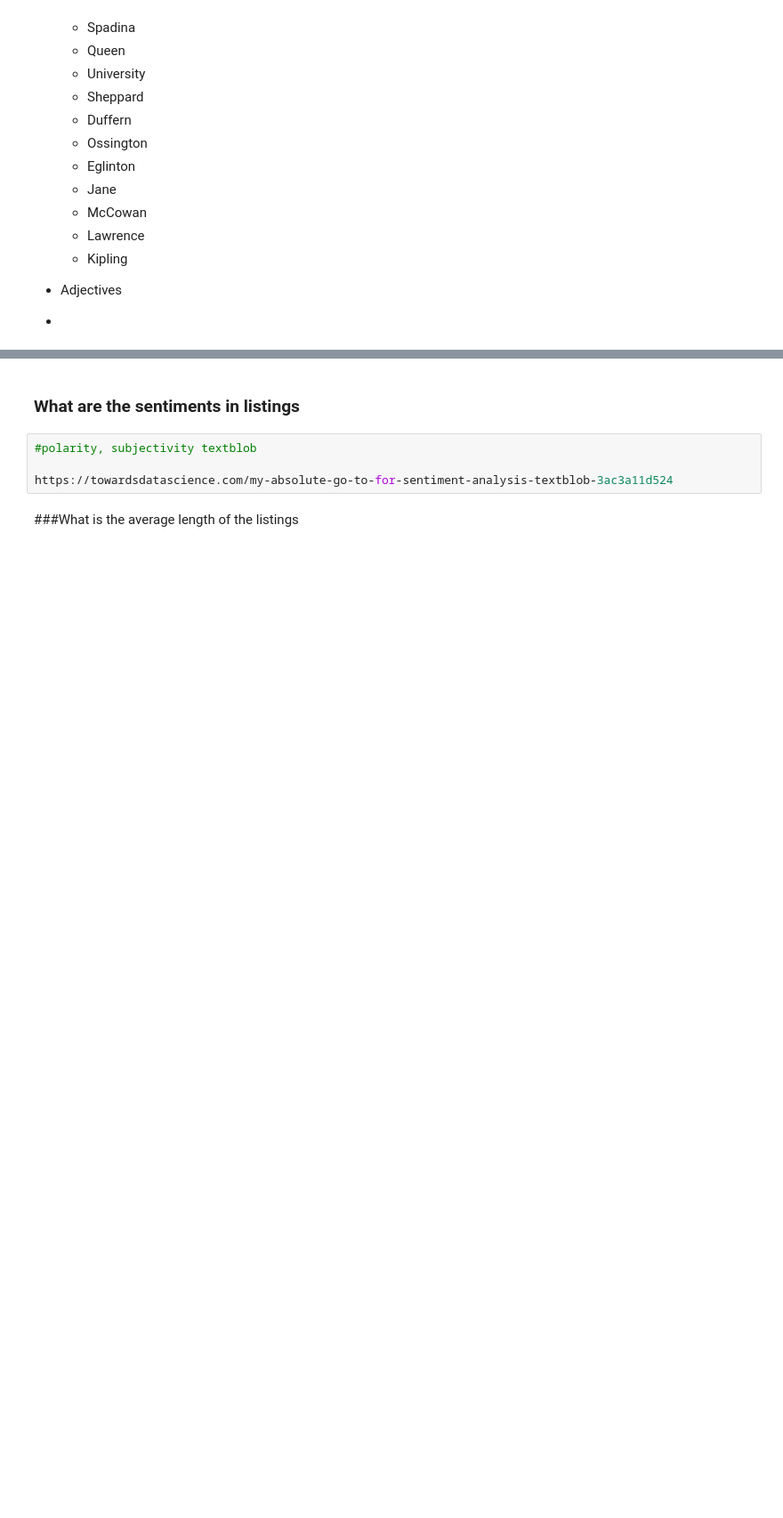
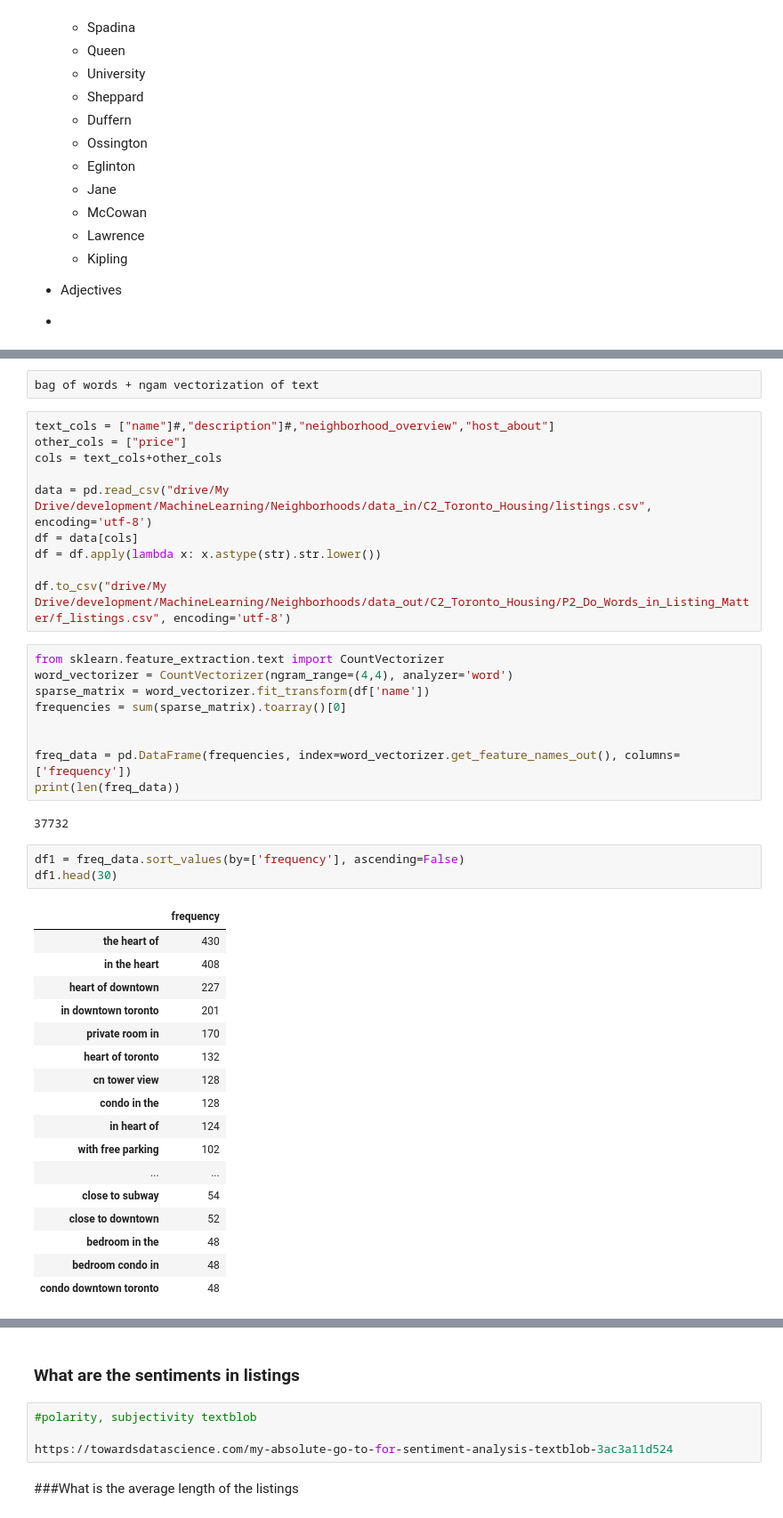
Before and after one commit to Simha-Kalimipalli/toronto-hoods-housing, a Jupyter notebook: C2_Toronto_Housing/P2_Do_Words_in_Listing_Matter.ipynb, the cells around one changed output, grey strips where cells are left out. Shown at 89% size. Drawn from its saved outputs; the diff is of its cells as text; blank space fills up the shorter version.

```diff
--- a/C2_Toronto_Housing/P2_Do_Words_in_Listing_Matter.ipynb
+++ b/C2_Toronto_Housing/P2_Do_Words_in_Listing_Matter.ipynb
@@ -83,0 +119,44 @@ reg
+# %%
+bag of words + ngam vectorization of text
+# %%
+text_cols = ["name"]#,"description"]#,"neighborhood_overview","host_about"]
+other_cols = ["price"]
+cols = text_cols+other_cols
+
+data = pd.read_csv("drive/My Drive/development/MachineLearning/Neighborhoods/data_in/C2_Toronto_Housing/listings.csv", encoding='utf-8')
+df = data[cols]
+df = df.apply(lambda x: x.astype(str).str.lower())
+
+df.to_csv("drive/My Drive/development/MachineLearning/Neighborhoods/data_out/C2_Toronto_Housing/P2_Do_Words_in_Listing_Matter/f_listings.csv", encoding='utf-8')
+# %%
+from sklearn.feature_extraction.text import CountVectorizer
+word_vectorizer = CountVectorizer(ngram_range=(4,4), analyzer='word')
+sparse_matrix = word_vectorizer.fit_transform(df['name'])
+frequencies = sum(sparse_matrix).toarray()[0]
+
+
+freq_data = pd.DataFrame(frequencies, index=word_vectorizer.get_feature_names_out(), columns=['frequency'])
+print(len(freq_data))
+# %% [output]
+37732
+# %%
+df1 = freq_data.sort_values(by=['frequency'], ascending=False)
+df1.head(30)
+# %% [output]
+|  | frequency |
+| the heart of | 430 |
+| in the heart | 408 |
+| heart of downtown | 227 |
+| in downtown toronto | 201 |
+| private room in | 170 |
+| heart of toronto | 132 |
+| cn tower view | 128 |
+| condo in the | 128 |
+| in heart of | 124 |
+| with free parking | 102 |
+| ... | ... |
+| close to subway | 54 |
+| close to downtown | 52 |
+| bedroom in the | 48 |
+| bedroom condo in | 48 |
+| condo downtown toronto | 48 |
```
Also changed, not shown: parts of 12 cells of this notebook, 6 other files.
